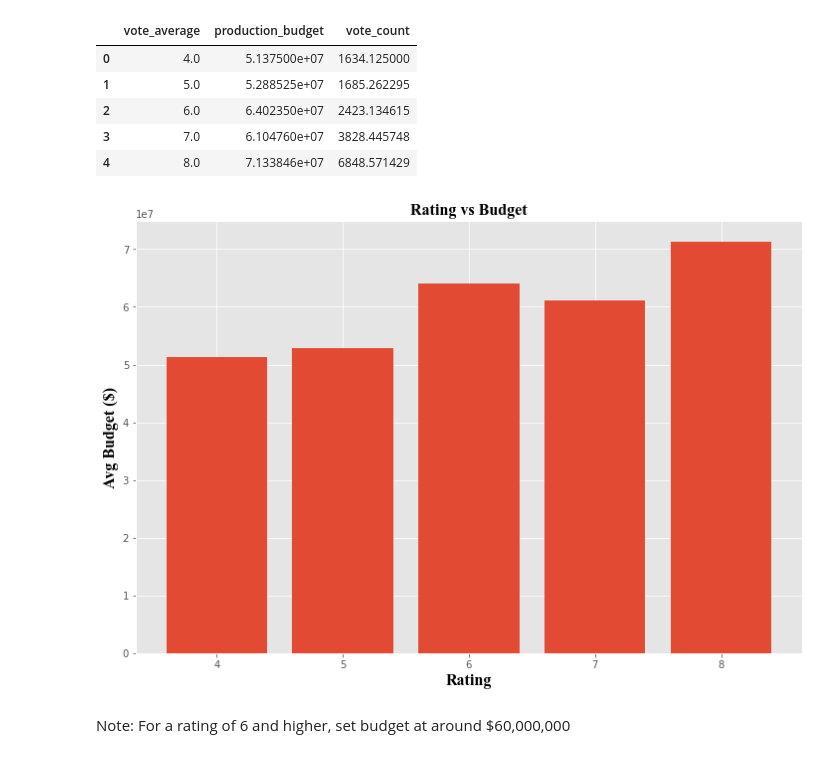
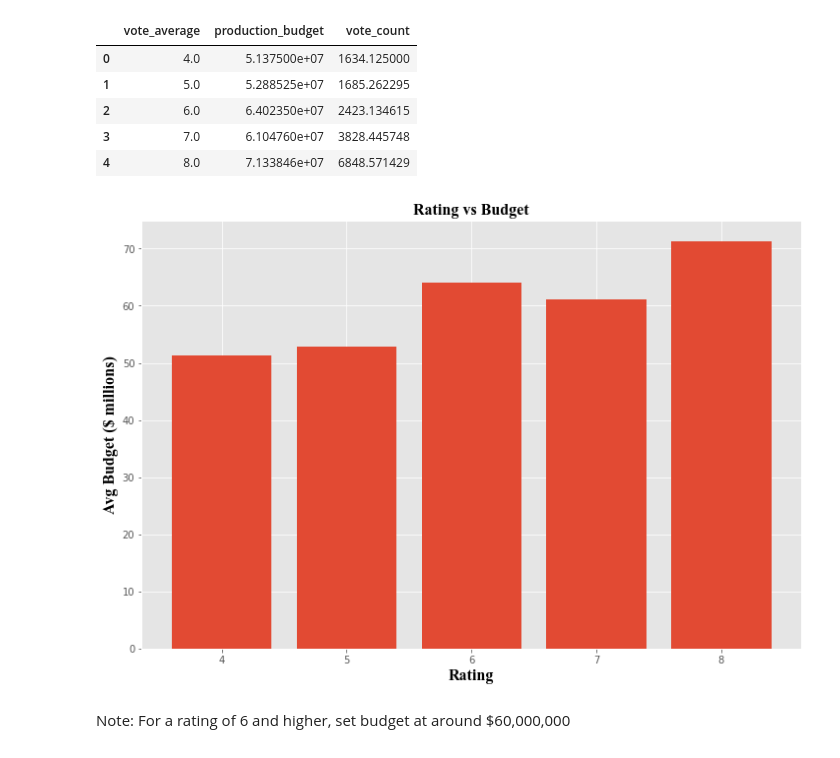
Before and after one commit to dquillao/dsc-mod-1-project-v2-1-online-ds-sp-000, a Jupyter notebook: Technical Notebook.ipynb, the cells around one changed output. Drawn from its saved outputs; the diff is of its cells as text; code cells hidden in the pictures.

```diff
--- a/Technical Notebook.ipynb
+++ b/Technical Notebook.ipynb
@@ -828,6 +828,11 @@ ax.plot(x, m*x+b)
 plt.xlabel('Budget ($)', fontdict=font)
 plt.ylabel('Profit ($)', fontdict=font)
 plt.title('Budget vs Profit', fontdict=font)
+
+plt.style.use('ggplot')
+
 plt.show()
+
+#present as question: does profit impact profit?
 # %% [output]
 [figure]
@@ -949,11 +972,15 @@ font = {'family': 'Times New Roman',
         'size': 16,
         }
 
-plot = mean_month_profit_df.plot(kind='bar', figsize=(12,8))
+plot = mean_month_profit_df.plot(kind='bar', figsize=(12,8), legend=False)
 
 plt.xlabel('Release Month', fontdict=font)
 plt.ylabel('Avg Profit ($)', fontdict=font)
 plt.title('Release Month vs Avg Profit', fontdict=font)
 
 plt.axhline(mean_month_profit_df['profit'].mean(), color='black');
+
+plt.style.use('ggplot')
+
+#look into movies release by month numbers in observation (competition by month)
 # %% [output]
@@ -1120,15 +1151,15 @@ grouped_vote_average_df
 # %%
 fig, ax = plt.subplots(figsize = (12, 8))
 x = grouped_vote_average_df ['vote_average']
-y = grouped_vote_average_df ['production_budget']
+y = grouped_vote_average_df ['production_budget']/1000000
 ax.bar(x, y)
 
 ax.set_xlabel('Rating', fontdict=font)
-ax.set_ylabel('Avg Budget ($)', fontdict=font)
+ax.set_ylabel('Avg Budget ($ millions)', fontdict=font)
 ax.set_title('Rating vs Budget', fontdict=font)
 plt.show()
 # %% [output]
-[figure, old version]
+[figure, new version]
 # %% [markdown]
 Note: For a rating of 6 and higher, set budget at around $60,000,000
 # %% [markdown]
```
Also changed, not shown: parts of 9 cells of this notebook.
